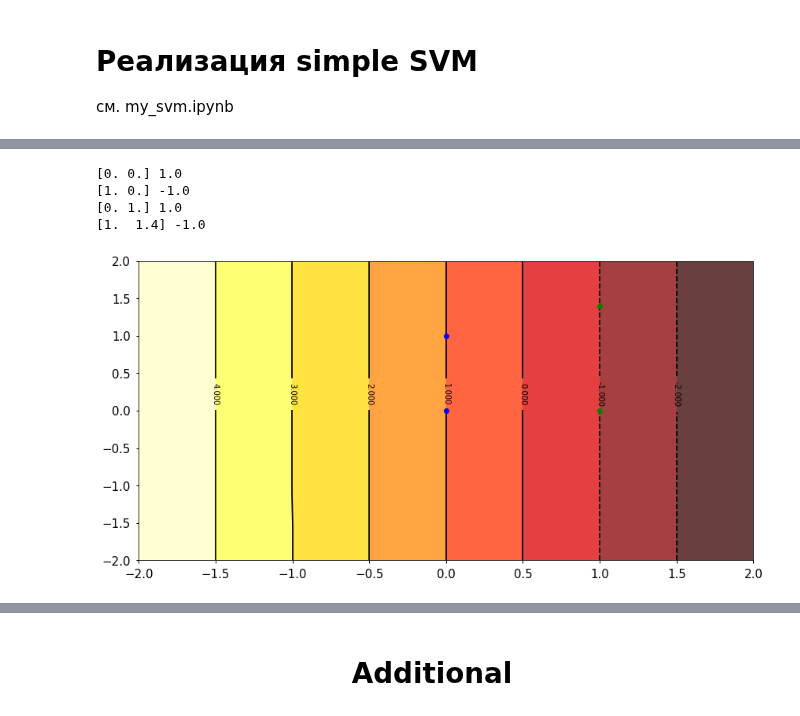
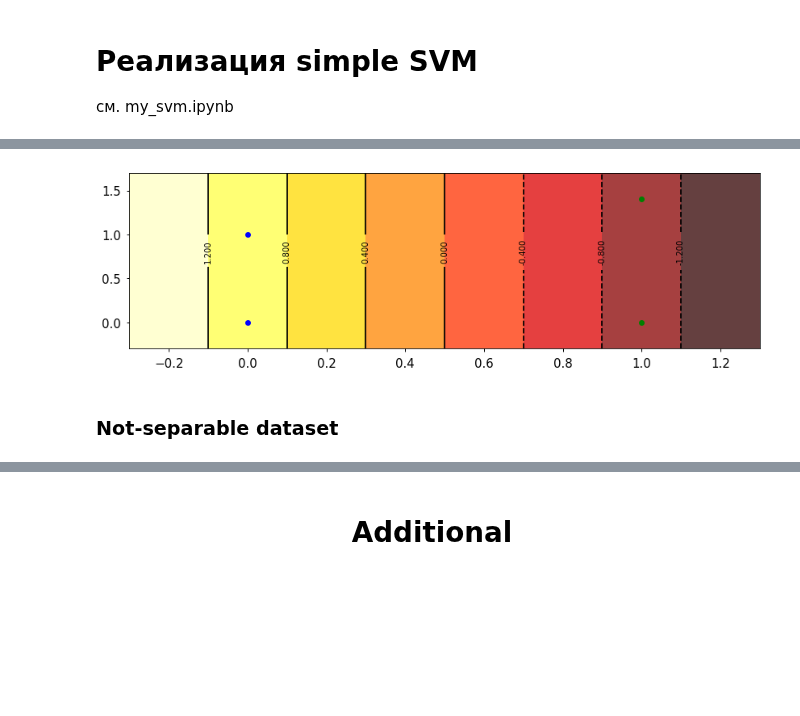
Before and after one commit to ml-mipt/ml-mipt-part1, a Jupyter notebook: 2018/seminars/7_linear_models/seminar7_v0.ipynb, the cells around one changed output, grey strips where cells are left out. Saved outputs shown, nothing was run; the diff lists cells and outputs as text; code cells hidden in the pictures; blank space fills up the shorter version.

```diff
--- a/2018/seminars/7_linear_models/seminar7_v0.ipynb
+++ b/2018/seminars/7_linear_models/seminar7_v0.ipynb
@@ -471,6 +435,6 @@ def the_svm(X, Y, C = 1.0, kernl = lambda a , b : np.dot(a.T, b)):
 x = np.array([[0.0, 0.0], [1.0, 0.0], [0.0, 1.0], [1.0, 1.4]])
 y = np.array([1.0, -1.0, 1.0, -1.0])
 # %%
-lambd, b = smo_svm(x, y, C=100.0)
-lambd, b
+w, b = smo_svm(x, y, C= %TODO%)
+w, b
 # %% [output]
@@ -493,27 +443,27 @@ lambd, b
 # %%
-n = 10
-xx = np.linspace(-2, 2, n)
-yy = np.linspace(-2, 2, n)
-XX, YY = np.meshgrid(xx, yy)
+def plot_space_svm(x,y, w,b, kernl = lambda a , b : np.dot(a.T, b)):
+    n = 10
+    xx = np.linspace(np.min(x[:,0])-0.3, np.max(x[:,0]) + 0.3, n)
+    yy = np.linspace(np.min(x[:,1])-0.3, np.max(x[:,1]) + 0.3, n)
+    XX, YY = np.meshgrid(xx, yy)
 
-F = np.zeros_like(XX)
-for i in range(len(xx)):
-    for j in range(len(xx)):
-        F[j, i] = svm_func(np.array([xx[i], yy[j]]), x, y, lambd, b)
-plt.figure(figsize=(14, 7))
-contourf(xx, yy, F, 8, alpha=.75, cmap=cm.hot)
-clabel(contour(xx, yy, F, 8, colors='black'), inline=1, fontsize=10)
-for i in range(len(x)):
-    if y[i] == 1.0:
-        plot(x[i,0], x[i,1], 'bo')
-        print(x[i,:], y[i])
-    else:
-        plot(x[i, 0], x[i,1], 'go')
-        print(x[i,:], y[i])
+    F = np.zeros_like(XX)
+    for i in range(len(xx)):
+        for j in range(len(xx)):
+            F[j,i] = svm_func(np.array([xx[i], yy[j]]), x, y, w, b, kernl=kernl)
+
+    plt.figure(figsize=(14, 4))
+    contourf(xx, yy, F, 8, alpha=.75, cmap=cm.hot)
+    clabel(contour(xx, yy, F, 8, colors='black'), inline=1, fontsize=10)
+    for i in range(len(x)):
+        if y[i] == 1.0:
+            plot(x[i,0], x[i,1], 'bo')
+        else:
+            plot(x[i, 0], x[i,1], 'go')
-# %% [output]
-[0. 0.] 1.0
-[1. 0.] -1.0
-[0. 1.] 1.0
-[1.  1.4] -1.0
-[figure, removed]
+# %%
+plot_space_svm(x,y, w,b)
+# %% [output]
+[figure, added]
+# %% [markdown]
+### Not-separable dataset
 # %%
```
Also changed, not shown: parts of 51 cells of this notebook, 1 other file.
